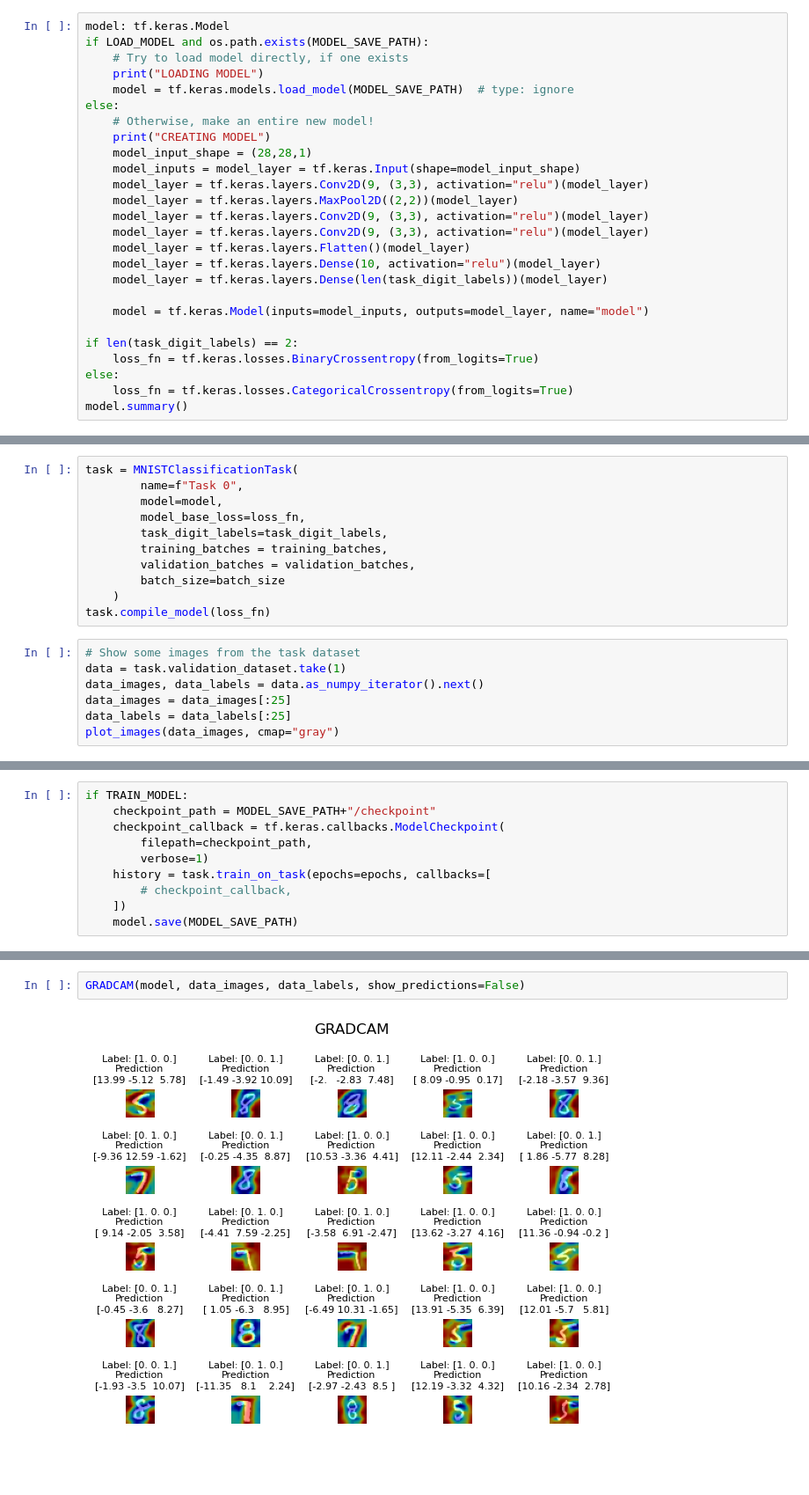
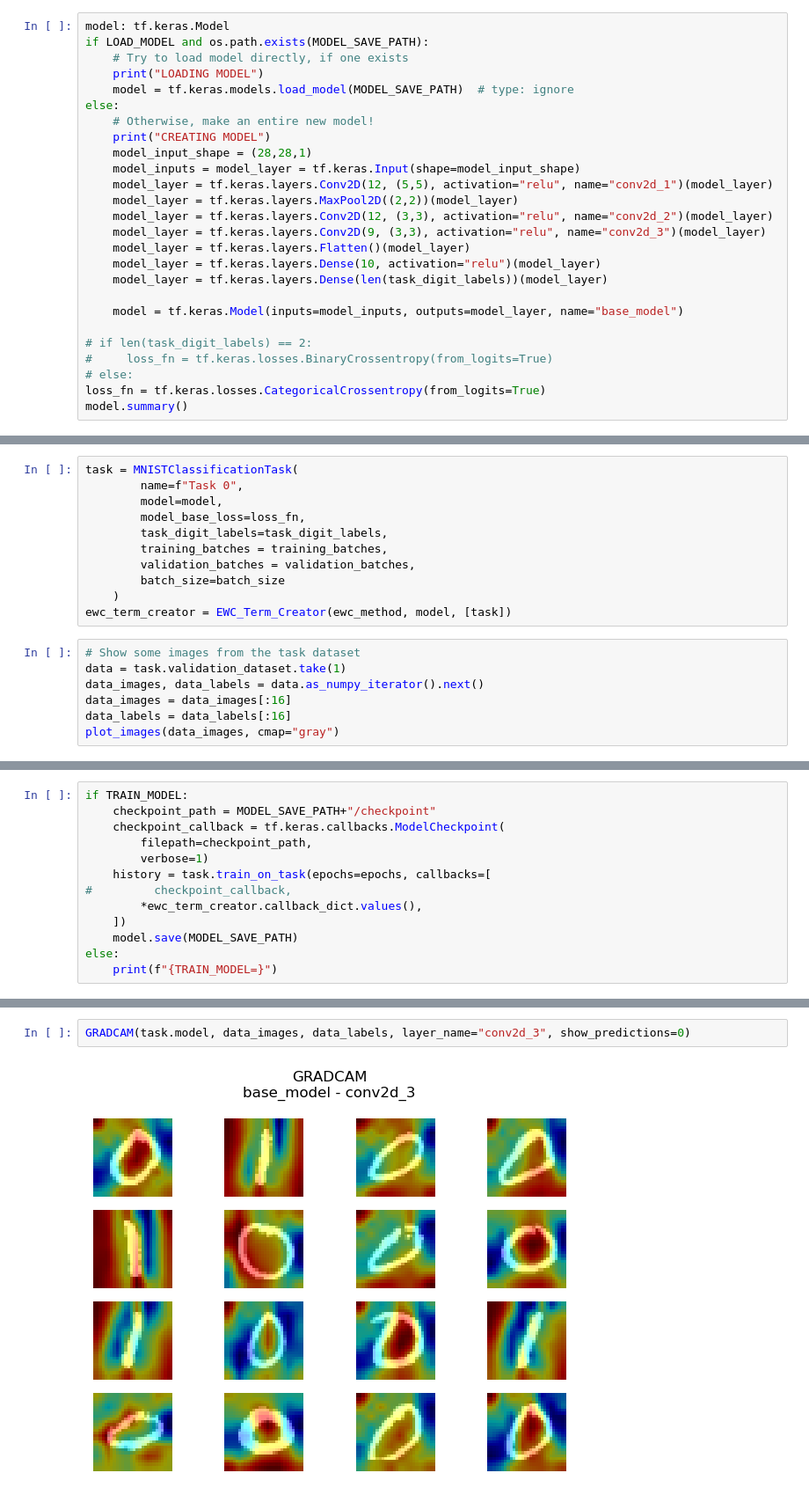
Before and after one commit to hmcalister/Tensorflow-Intepretability-Project, a Jupyter notebook: MNIST_Interpretability.ipynb, the cells around one changed output, grey strips where cells are left out. Shown: that part at 88% size. Cells and saved outputs as stored; diff of their text form; blank space fills up the shorter version.

```diff
--- a/MNIST_Interpretability.ipynb
+++ b/MNIST_Interpretability.ipynb
@@ -30,20 +36,20 @@ else:
     print("CREATING MODEL")
     model_input_shape = (28,28,1)
     model_inputs = model_layer = tf.keras.Input(shape=model_input_shape)
-    model_layer = tf.keras.layers.Conv2D(9, (3,3), activation="relu")(model_layer)
+    model_layer = tf.keras.layers.Conv2D(12, (5,5), activation="relu", name="conv2d_1")(model_layer)
     model_layer = tf.keras.layers.MaxPool2D((2,2))(model_layer)
-    model_layer = tf.keras.layers.Conv2D(9, (3,3), activation="relu")(model_layer)
-    model_layer = tf.keras.layers.Conv2D(9, (3,3), activation="relu")(model_layer)
+    model_layer = tf.keras.layers.Conv2D(12, (3,3), activation="relu", name="conv2d_2")(model_layer)
+    model_layer = tf.keras.layers.Conv2D(9, (3,3), activation="relu", name="conv2d_3")(model_layer)
     model_layer = tf.keras.layers.Flatten()(model_layer)
     model_layer = tf.keras.layers.Dense(10, activation="relu")(model_layer)
     model_layer = tf.keras.layers.Dense(len(task_digit_labels))(model_layer)
 
-    model = tf.keras.Model(inputs=model_inputs, outputs=model_layer, name="model")
+    model = tf.keras.Model(inputs=model_inputs, outputs=model_layer, name="base_model")
 
-if len(task_digit_labels) == 2:
-    loss_fn = tf.keras.losses.BinaryCrossentropy(from_logits=True)
-else:
-    loss_fn = tf.keras.losses.CategoricalCrossentropy(from_logits=True)
+# if len(task_digit_labels) == 2:
+#     loss_fn = tf.keras.losses.BinaryCrossentropy(from_logits=True)
+# else:
+loss_fn = tf.keras.losses.CategoricalCrossentropy(from_logits=True)
 model.summary()
 # %% [output]
 CREATING MODEL
@@ -73,12 +79,12 @@ task = MNISTClassificationTask(
         validation_batches = validation_batches,
         batch_size=batch_size
     )
-task.compile_model(loss_fn)
+ewc_term_creator = EWC_Term_Creator(ewc_method, model, [task])
 # %%
 # Show some images from the task dataset
 data = task.validation_dataset.take(1)
 data_images, data_labels = data.as_numpy_iterator().next()
-data_images = data_images[:25]
-data_labels = data_labels[:25]
+data_images = data_images[:16]
+data_labels = data_labels[:16]
 plot_images(data_images, cmap="gray")
 # %% [output]
@@ -90,8 +96,11 @@ if TRAIN_MODEL:
         filepath=checkpoint_path,
         verbose=1)
     history = task.train_on_task(epochs=epochs, callbacks=[
-        # checkpoint_callback,
+#         checkpoint_callback,
+        *ewc_term_creator.callback_dict.values(),
     ])
     model.save(MODEL_SAVE_PATH)
+else:
+    print(f"{TRAIN_MODEL=}")
 # %% [output]
 Epoch 1/5
@@ -114,4 +186,4 @@ occlusion_sensitivity(task.model, data_images, data_labels, patch_size=2, stride
 # %%
-GRADCAM(model, data_images, data_labels, show_predictions=False)
+GRADCAM(task.model, data_images, data_labels, layer_name="conv2d_3", show_predictions=0)
 # %% [output]
-[figure, old version]
+[figure, new version]
```
Also changed, not shown: parts of 19 cells of this notebook.
